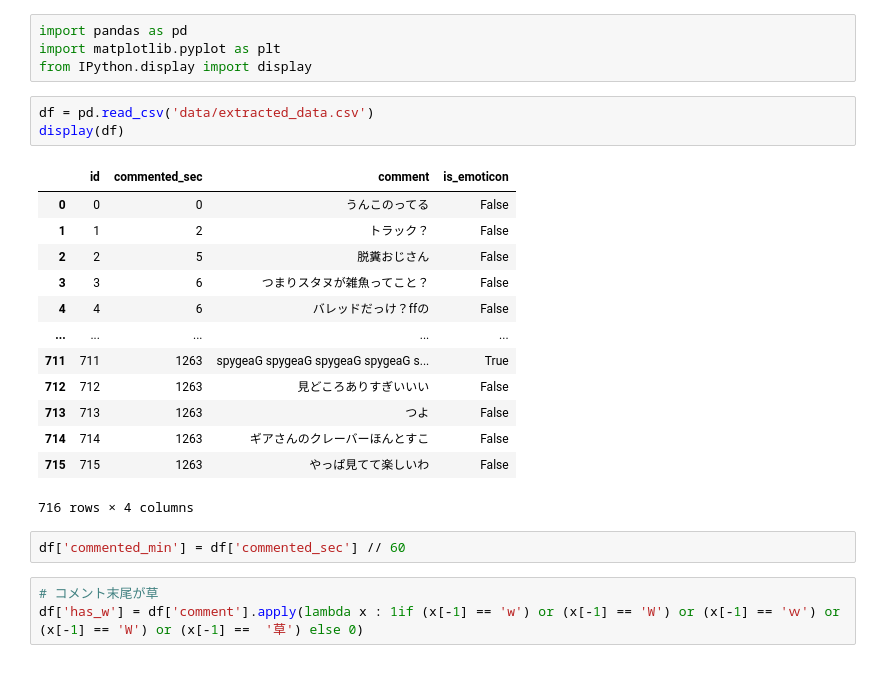
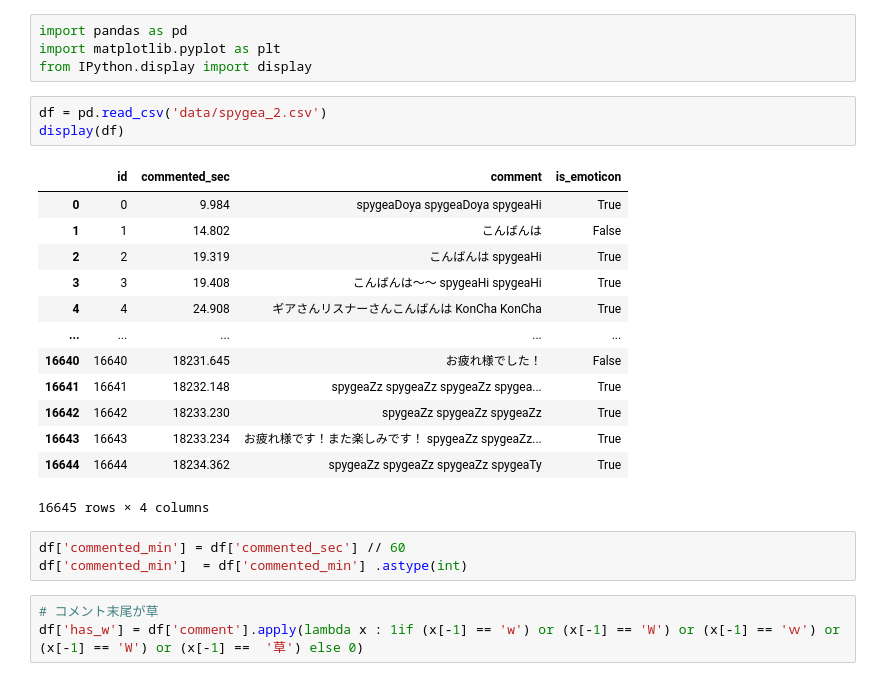
Before and after one commit to k4nekom/VisuaLive, a Jupyter notebook: analysis/work/spygre_analysis.ipynb, the cells around one changed output. Cells and saved outputs as stored; diff of their text form.

```diff
--- a/analysis/work/spygre_analysis.ipynb
+++ b/analysis/work/spygre_analysis.ipynb
@@ -3,24 +3,25 @@ import pandas as pd
 import matplotlib.pyplot as plt
 from IPython.display import display
 # %%
-df = pd.read_csv('data/extracted_data.csv')
+df = pd.read_csv('data/spygea_2.csv')
 display(df)
 # %% [output]
 |  | id | commented_sec | comment | is_emoticon |
-| 0 | 0 | 0 | うんこのってる | False |
-| 1 | 1 | 2 | トラック？ | False |
-| 2 | 2 | 5 | 脱糞おじさん | False |
-| 3 | 3 | 6 | つまりスタヌが雑魚ってこと？ | False |
-| 4 | 4 | 6 | バレッドだっけ？ffの | False |
+| 0 | 0 | 9.984 | spygeaDoya spygeaDoya spygeaHi | True |
+| 1 | 1 | 14.802 | こんばんは | False |
+| 2 | 2 | 19.319 | こんばんは spygeaHi | True |
+| 3 | 3 | 19.408 | こんばんは〜〜 spygeaHi spygeaHi | True |
+| 4 | 4 | 24.908 | ギアさんリスナーさんこんばんは KonCha KonCha | True |
 | ... | ... | ... | ... | ... |
-| 711 | 711 | 1263 | spygeaG spygeaG spygeaG spygeaG s... | True |
-| 712 | 712 | 1263 | 見どころありすぎいいい | False |
-| 713 | 713 | 1263 | つよ | False |
-| 714 | 714 | 1263 | ギアさんのクレーバーほんとすこ | False |
-| 715 | 715 | 1263 | やっぱ見てて楽しいわ | False |
+| 16640 | 16640 | 18231.645 | お疲れ様でした！ | False |
+| 16641 | 16641 | 18232.148 | spygeaZz spygeaZz spygeaZz spygea... | True |
+| 16642 | 16642 | 18233.230 | spygeaZz spygeaZz spygeaZz | True |
+| 16643 | 16643 | 18233.234 | お疲れ様です！また楽しみです！ spygeaZz spygeaZz... | True |
+| 16644 | 16644 | 18234.362 | spygeaZz spygeaZz spygeaZz spygeaTy | True |
-716 rows × 4 columns
+16645 rows × 4 columns
 # %%
 df['commented_min'] = df['commented_sec'] // 60
+df['commented_min']  = df['commented_min'] .astype(int)
 # %%
 # コメント末尾が草
 df['has_w'] = df['comment'].apply(lambda x : 1if (x[-1] == 'w') or (x[-1] == 'W') or (x[-1] == 'ｗ') or (x[-1] == 'W') or (x[-1] ==  '草') else 0)
```
Also changed, not shown: parts of 2 cells of this notebook.
